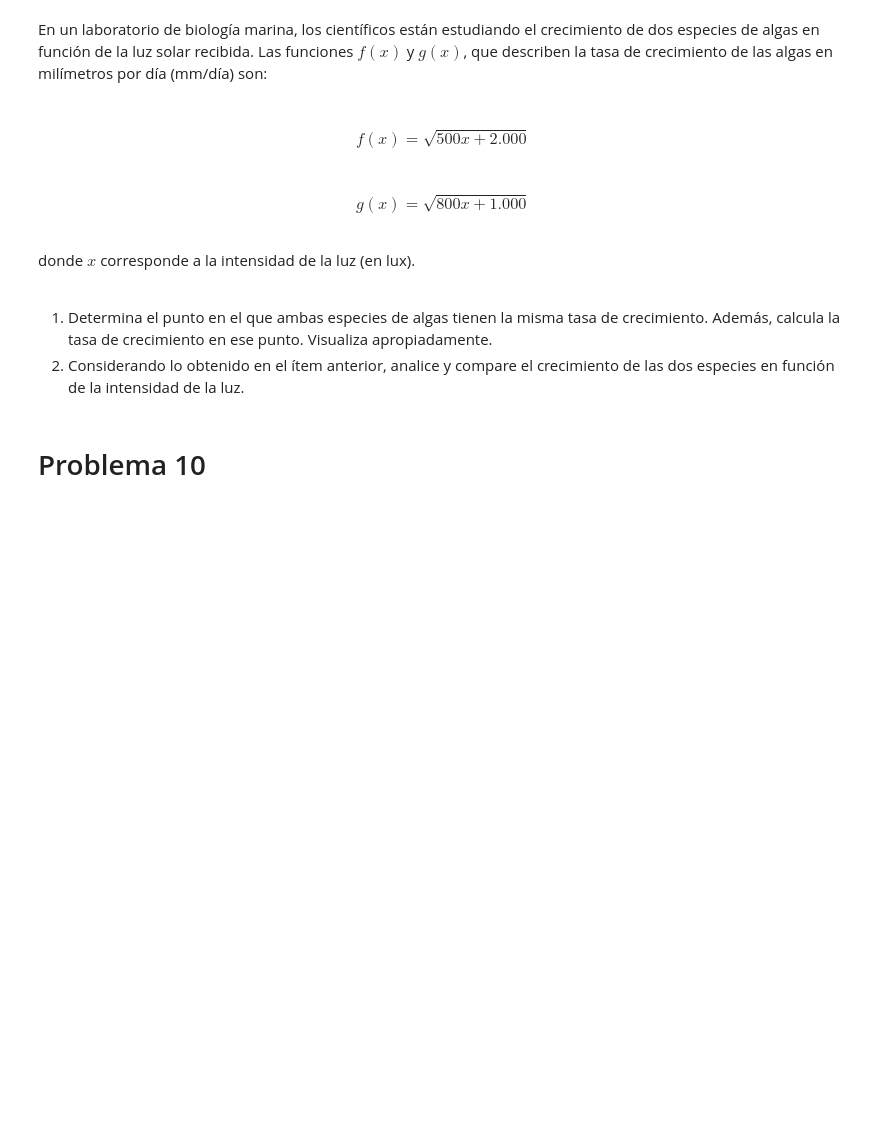
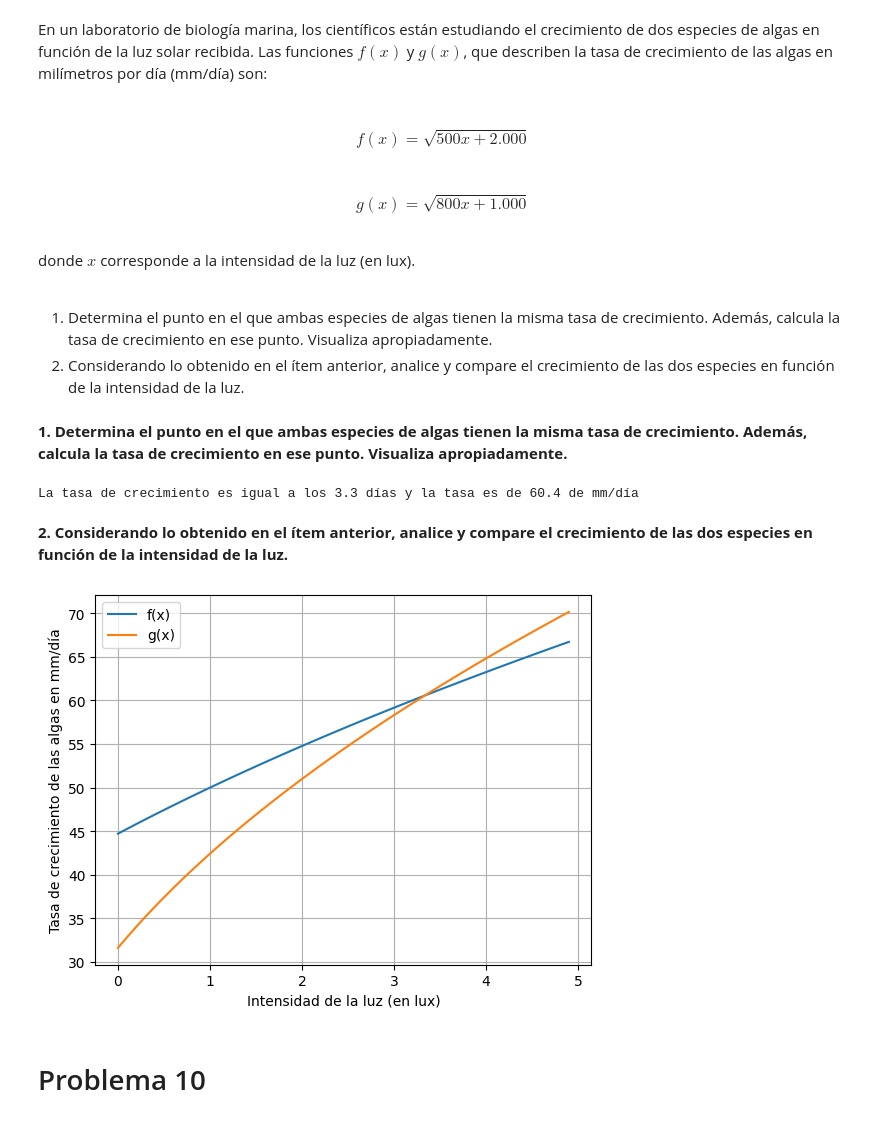
Before and after one commit to SolidusStrange/Matematica-Aplicada, a Jupyter notebook: G3_Aplicaciones_de_funciones.ipynb, the cells around one changed output. Cells and saved outputs as stored; diff of their text form; code cells hidden in the pictures; blank space fills up the shorter version.

```diff
--- a/G3_Aplicaciones_de_funciones.ipynb
+++ b/G3_Aplicaciones_de_funciones.ipynb
@@ -260,6 +320,42 @@ donde $x$ corresponde a la intensidad de la luz (en lux).
 
 1. Determina el punto en el que ambas especies de algas tienen la misma tasa de crecimiento. Además, calcula la tasa de crecimiento en ese punto. Visualiza apropiadamente.
 2. Considerando lo obtenido en el ítem anterior, analice y compare el crecimiento de las dos especies en función de la intensidad de la luz.
+# %% [markdown]
+**1. Determina el punto en el que ambas especies de algas tienen la misma tasa de crecimiento. Además, calcula la tasa de crecimiento en ese punto. Visualiza apropiadamente.**
+# %%
+def f(x):
+  return np.sqrt(500 * x + 2000)
+
+def g(x):
+  return np.sqrt(800 * x + 1000)
+
+def inter(x):
+  return f(x) - g(x)
+
+x = np.linspace(0, 100, 1)
+solu = np.around(fsolve(inter, x), decimals = 1)
+print(f"La tasa de crecimiento es igual a los {solu[0]} lux y la tasa es de {f(solu[0]):.1f} de mm/día")
+# %% [output]
+La tasa de crecimiento es igual a los 3.3 días y la tasa es de 60.4 de mm/día
+# %% [markdown]
+**2. Considerando lo obtenido en el ítem anterior, analice y compare el crecimiento de las dos especies en función de la intensidad de la luz.**
+# %%
+def f(x):
+  return np.sqrt(500 * x + 2000)
+
+def g(x):
+  return np.sqrt(800 * x + 1000)
+
+x = np.arange(0, 5, 0.1)
+plt.plot(x,f(x), label="f(x)")
+plt.plot(x,g(x), label="g(x)")
+plt.legend()
+plt.xlabel("Intensidad de la luz (en lux)")
+plt.ylabel("Tasa de crecimiento de las algas en mm/día")
+plt.grid(True)
+plt.show()
+# %% [output]
+[figure, added]
 # %% [markdown]
 # Problema 10
 # %% [markdown]
```
Also changed, not shown: parts of 6 cells of this notebook.
